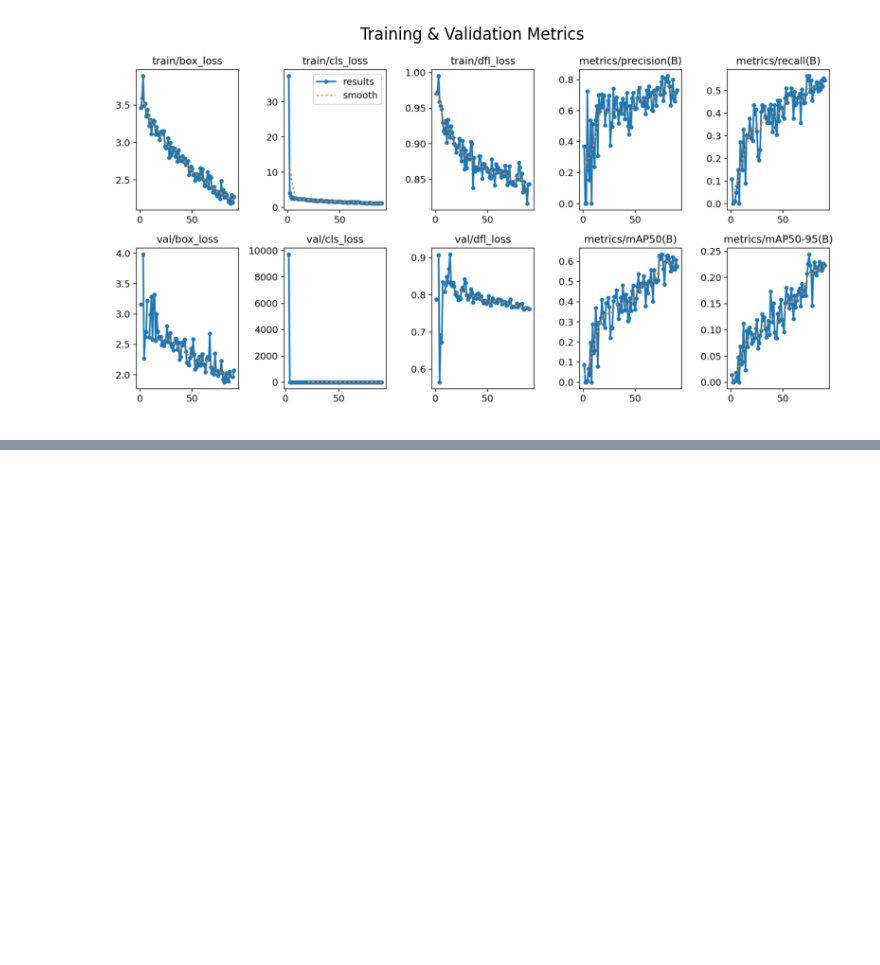
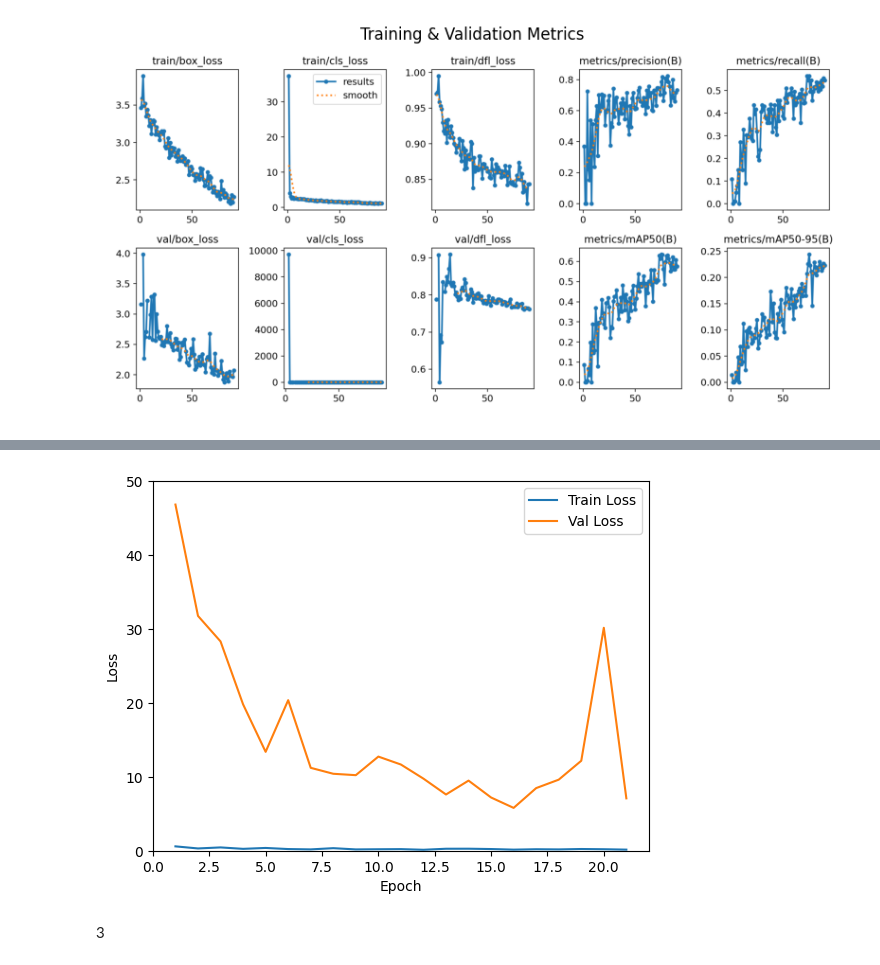
Before and after one commit to jacdiste/NeuralTennis, a Jupyter notebook: NeuralTennis.ipynb, the cells around one changed output, grey strips where cells are left out. Drawn from its saved outputs; the diff is of its cells as text; code cells hidden in the pictures; blank space fills up the shorter version.

```diff
--- a/NeuralTennis.ipynb
+++ b/NeuralTennis.ipynb
@@ -308,0 +306,14 @@ print("✅ COCO JSON OK!")
+# %%
+train_loader = DataLoader(train_dataset, batch_size = 16, shuffle = True)
+val_loader = DataLoader(val_dataset, batch_size = 16, shuffle = True)
+# %%
+model = models.resnet50(pretrained=True)
+
+in_features = model.fc.in_features
+
+model.fc = torch.nn.Sequential(
+    torch.nn.Dropout(p=0.5),              # disabilita casualmente il 50% dei nodi
+    torch.nn.Linear(in_features, 14*2)    # output: le 14 coppie di coordinate
+)
+
+model = model.to(device)
@@ -308,0 +403,15 @@ print("✅ COCO JSON OK!")
+# %%
+import matplotlib.pyplot as plt
+
+epochs = list(range(1, len(train_loss_history)+1))
+plt.plot(epochs, train_loss_history,  label='Train Loss')
+plt.plot(epochs, val_loss_history,    label='Val Loss')
+plt.xlabel('Epoch')
+plt.ylabel('Loss')
+plt.legend()
+plt.ylim(0, 50)
+plt.show()
+# %% [output]
+[figure, added]
+# %% [markdown]
+3
```
Also changed, not shown: parts of 28 cells of this notebook.
